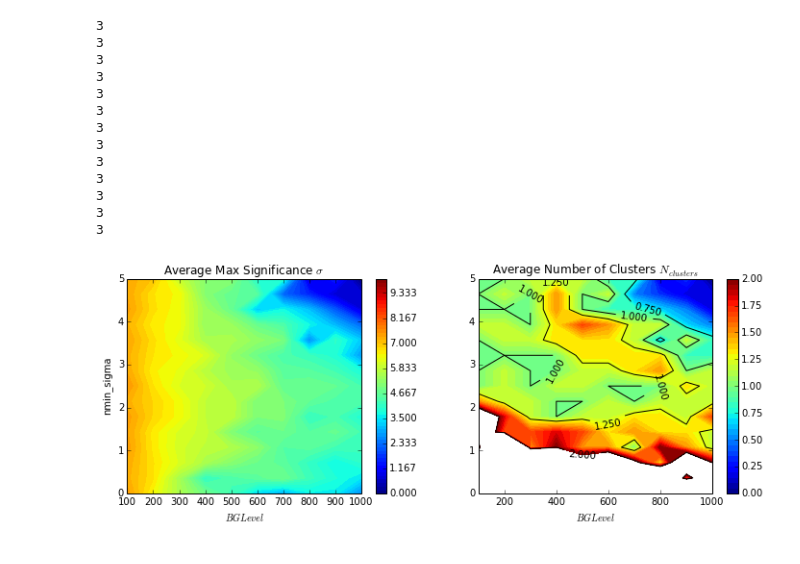
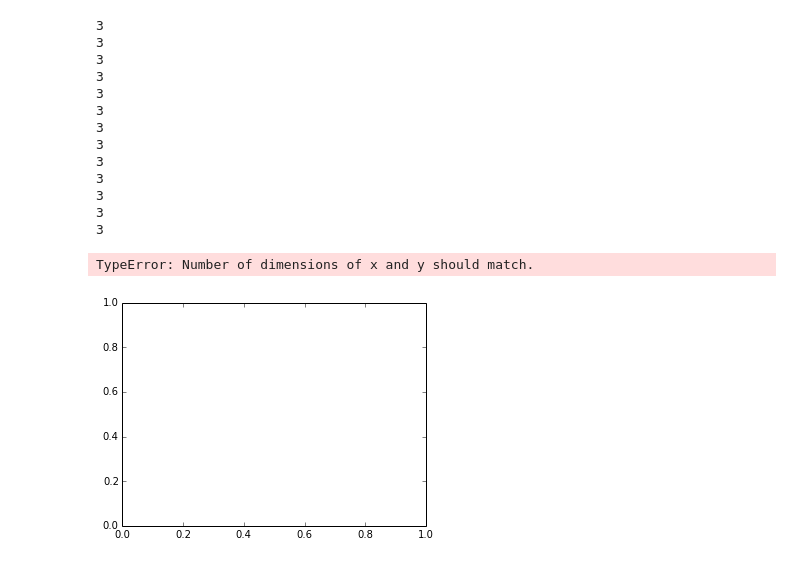
Before and after one commit to erccarls/time_var, a Jupyter notebook: Time_Var_DBSCAN/run_MC.ipynb, the cells around one changed output. Saved outputs shown, nothing was run; the diff lists cells and outputs as text; code cells hidden in the pictures.

```diff
--- a/Time_Var_DBSCAN/run_MC.ipynb
+++ b/Time_Var_DBSCAN/run_MC.ipynb
@@ -187,7 +206,7 @@ for burst in burst_List:
         if nMin<3.: nMin=3 # If the number of events is less than three, DBSCAN won't work very well....
 
         # Send results to DBSCAN.  timeScale tells DBSCAN to multiply the times by the argument.
-        scan = MCSTATS.DBSCAN_Compute_Clusters(mcSims, eps=r_68,min_samples=nMin, timeScale=float(r_68)/a,numProcs=numProcs,plot=False)
+        scan = MCSTATS.DBSCAN_Compute_Clusters(mcSims, eps=r_68,min_samples=nMin, timeScale=a,numProcs=numProcs,plot=False)
 
         dbscanResults.append(scan)
         # Use annulus method here.
@@ -212,7 +231,7 @@ plt.figure(0,figsize=(10,4))
 maxSig = []
 
 for i in range(len(N_sigList)):
-    N_sig,sigmas,counts = burst_List[i],MS[i],MC[i]
+    burst,sigmas,counts = burst_List[i],MS[i],MC[i]
     plt.subplot(121)
     if N_sig==0:plt.plot(aList,sigmas,ls='--')
     else:plt.plot(aList,sigmas)
@@ -224,7 +243,7 @@ for i in range(len(N_sigList)):
 
     plt.subplot(122)
     if N_sig==0: plt.plot(aList,counts,label=r'BG Only',ls='--')
-    else:plt.plot(aList,counts,label=r'Burst=' + str(N_sig) +' mo')
+    else:plt.plot(aList,counts,label=r'Burst=' + str(burst) +' mo')
 
     plt.ylabel(r'Detected Clusters $N_{clusters}$')
     plt.xlabel(r'Temporal Search Radius a [mo]')
@@ -242,0 +301,29 @@ It appears that there is little dependence on the length of bursts in fixing the
+# %%
+plt.figure(0,figsize=(10,4))
+maxSig = []
+
+for i in range(len(SNR)):
+    snr,sigmas,counts = SNR[i],MS[i],MC[i]
+    plt.subplot(121)
+    if snr==0: plt.plot(aList,counts,label=r'BG Only',ls='--')
+    else:plt.plot(aList,sigmas)
+    #plt.vlines(bgDensity * 4./3.* np.pi*r_68**3 , .1,100,label='Expected BG Count=1',linestyle='--') # expected number of events in a cylinder that circumscribes  )
+    plt.xlabel(r'Temporal Search Radius a [mo]')
+    plt.ylabel(r'Average Max Significance $\sigma$')
+    #plt.yscale('log')
+    #plt.xscale('log')
+
+    plt.subplot(122)
+    if snr==0: plt.plot(aList,counts,label=r'BG Only',ls='--')
+    else:plt.plot(aList,counts,label=r'BGLEVEL=' + str(snr))
+
+    plt.ylabel(r'Detected Clusters $N_{clusters}$')
+    plt.xlabel(r'Temporal Search Radius a [mo]')
+    #plt.yscale('log')
+    #plt.xscale('log')
+
+    if aList[np.argmax(sigmas)]>1: maxSig.append(aList[np.argmax(sigmas)])
+
+plt.legend(ncol=2,bbox_to_anchor=(2.3, 1.00))
+
+plt.show()
@@ -381,8 +469,8 @@ Remarkably, there is no dependence of the scale factor on the burst time, yet th
 We now explore the possible correlation between scale factor and SNR by fixing the \\( N_{\sigma}=3, N^{BG} = 1000,t_{burst}=6\\) months and varying \\(N^{sig}_{on}\\) and \\(a\\).
 # %%
 numSims = 6 # number of simulations for each MC
-aList = np.linspace(1,8,11) # scale factors to scan over
-SNR = np.linspace(.1,1,10)
+aList = np.linspace(1,4,11) # scale factors to scan over
+SNR = np.linspace(.1,1,5)
 r_68=1.
 MS,MC = np.zeros(shape=(len(aList), len(SNR))) ,np.zeros(shape=(len(aList), len(SNR)) )
 
@@ -390,7 +478,7 @@ MS,MC = np.zeros(shape=(len(aList), len(SNR))) ,np.zeros(shape=(len(aList), len(
 for i in range(len(aList)):
     for j in range(len(SNR)):
         N_bg = dens*sizeX*sizeY*SNR[j]
-        mcSims=[RunSim(N_sig_on=100,t_burst=6, N_sig_off =0 ) for l in range(numSims)]
+        mcSims=[RunSim(N_sig_on=0,t_burst=6, N_sig_off =0 ) for l in range(numSims)]
         dbscanResults,sigs = [],[]
 
         bgDensity = N_bg/(sizeX*sizeY) # 2d mean background density
@@ -495,21 +585,22 @@ for i in range(len(nMinSigmas)):
 # %%
 plt.figure(0,figsize=(12,4))
 plt.subplot(121)
-cs = plt.contourf(SNR*1000,nMinSigmas,MS,levels=np.linspace(0,10,61))
+cs = plt.contourf(SNR[j],nMinSigmas,MS,levels=np.linspace(0,10,61))
 plt.xlabel(r'$BG Level$')
 plt.ylabel(r'nmin_sigma')
 cbar = plt.colorbar(cs)
 plt.title('Average Max Significance $\sigma$')
 
 plt.subplot(122)
 cs = plt.contourf(SNR*1000,nMinSigmas,MC,levels=np.linspace(0,2,41))
 cbar = plt.colorbar(cs)
 cs = plt.contour(SNR*1000,nMinSigmas,MC,levels=[0,0.75,1,1.25,2],colors='k')
 plt.clabel(cs)
 
 plt.xlabel(r'$BG Level$')
 plt.title('Average Number of Clusters $N_{clusters}$')
 
 plt.show()
 # %% [output]
+TypeError: Number of dimensions of x and y should match.
-[figure, old version]
+[figure, new version]
```
Also changed, not shown: parts of 11 cells of this notebook, 4 other files.
